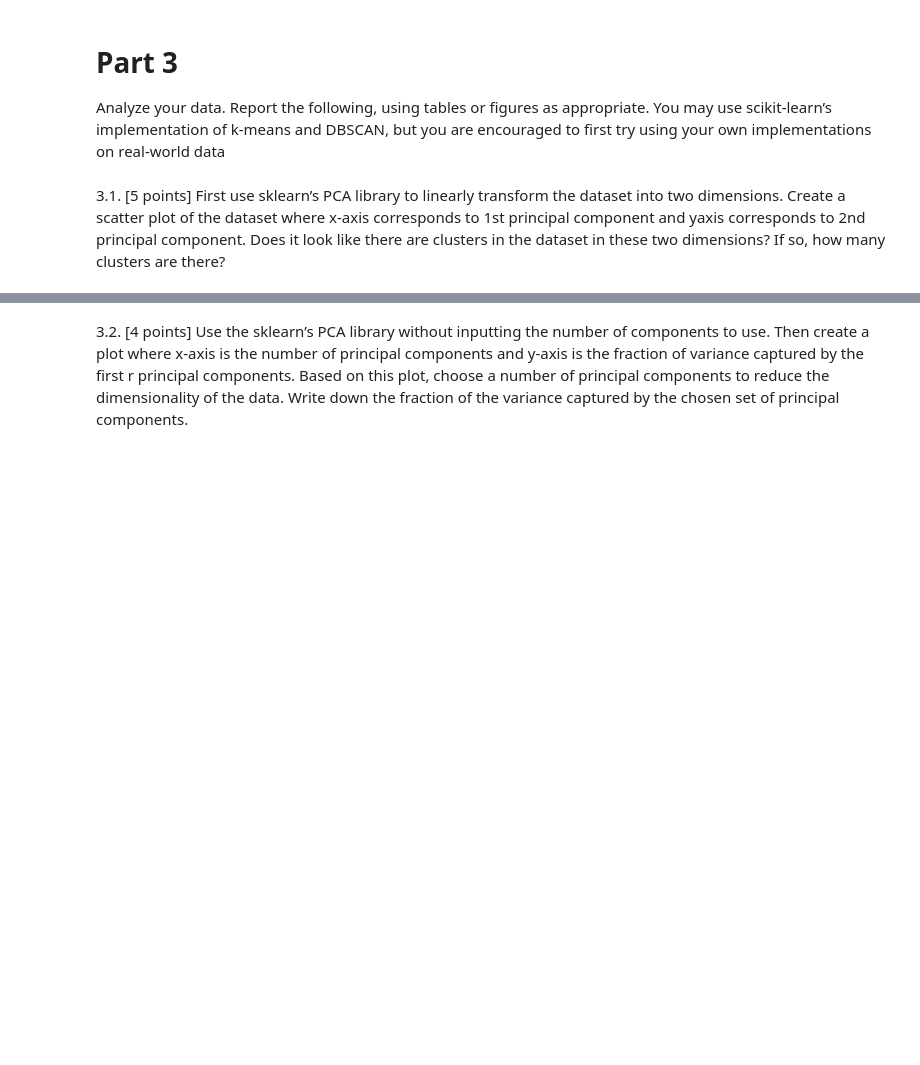
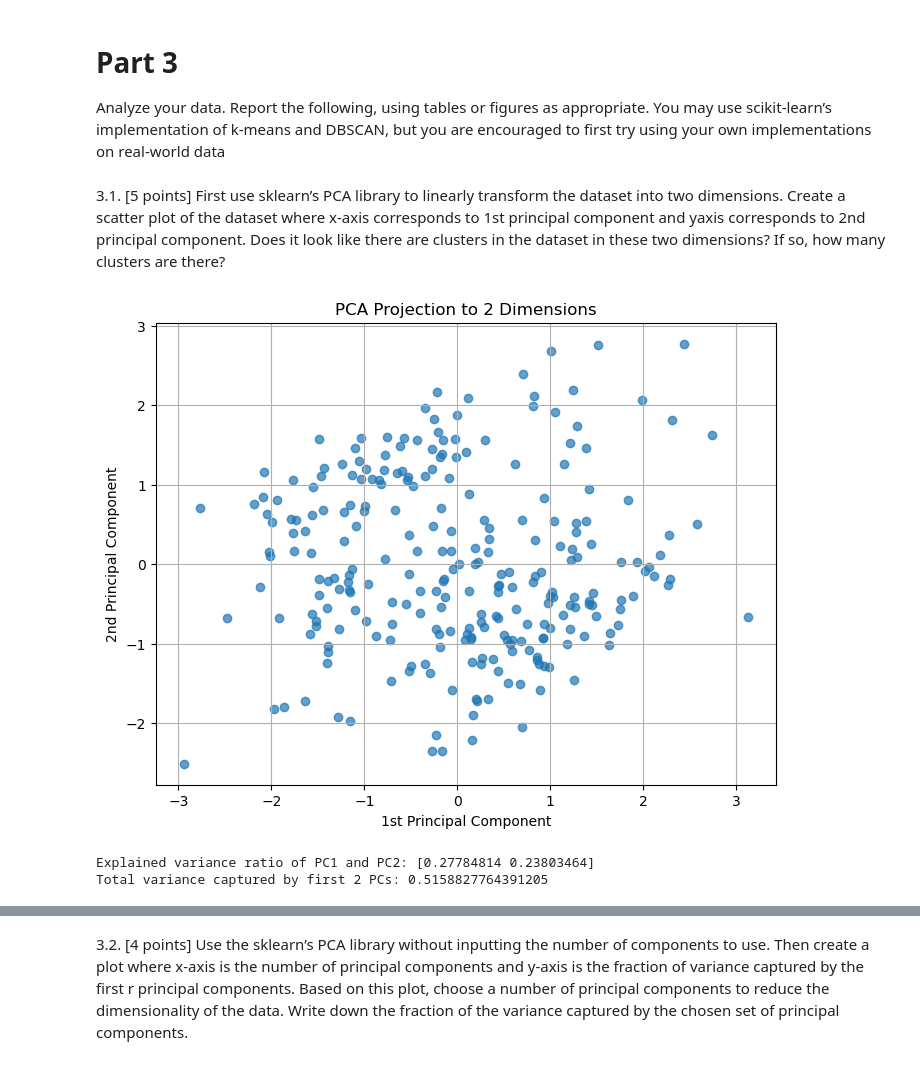
Before and after one commit to ArkhamTitan/CSCI_347-Mini-Projects-Group_17, a Jupyter notebook: Project 3/mini_project_03.ipynb, the cells around one changed output, grey strips where cells are left out. Cells and saved outputs as stored; diff of their text form; code cells hidden in the pictures; blank space fills up the shorter version.

```diff
--- a/Project 3/mini_project_03.ipynb
+++ b/Project 3/mini_project_03.ipynb
@@ -185,7 +211,41 @@ clustering algorithm and return the precision of the clustering.
  Analyze your data. Report the following, using tables or figures as appropriate. You may use
 scikit-learn’s implementation of k-means and DBSCAN, but you are encouraged to first try using your
 own implementations on real-world data
+# %%
+import pandas as pd
+import matplotlib.pyplot as plt
+from sklearn.decomposition import PCA
+from sklearn.cluster import KMeans, DBSCAN
+from sklearn.preprocessing import StandardScaler
+
+df = pd.read_csv("Data_User_Modeling.csv")
+df.columns = df.columns.str.strip()
+
+X = df[["STG", "SCG", "STR", "LPR", "PEG"]].values
+
+y_true = df["UNS"].values
+
+scaler = StandardScaler()
+X_scaled = scaler.fit_transform(X)
 # %% [markdown]
 3.1. [5 points] First use sklearn’s PCA library to linearly transform the dataset into two dimensions.
 Create a scatter plot of the dataset where x-axis corresponds to 1st principal component and yaxis corresponds to 2nd principal component. Does it look like there are clusters in the dataset
 in these two dimensions? If so, how many clusters are there?
+# %%
+pca_2 = PCA(n_components=2)
+X_pca_2 = pca_2.fit_transform(X_scaled)
+
+plt.figure(figsize=(8, 6))
+plt.scatter(X_pca_2[:, 0], X_pca_2[:, 1], alpha=0.7)
+plt.xlabel("1st Principal Component")
+plt.ylabel("2nd Principal Component")
+plt.title("PCA Projection to 2 Dimensions")
+plt.grid(True)
+plt.show()
+
+print("Explained variance ratio of PC1 and PC2:", pca_2.explained_variance_ratio_)
+print("Total variance captured by first 2 PCs:", np.sum(pca_2.explained_variance_ratio_))
+# %% [output]
+[figure, added]
+Explained variance ratio of PC1 and PC2: [0.27784814 0.23803464]
+Total variance captured by first 2 PCs: 0.5158827764391205
```
Also changed, not shown: parts of 10 cells of this notebook.
